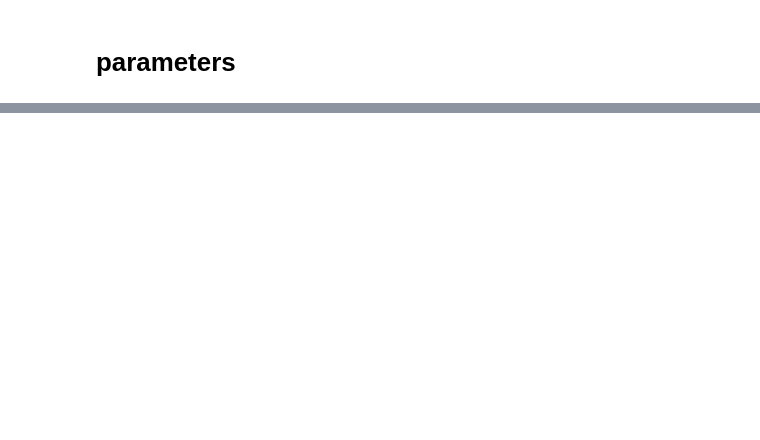
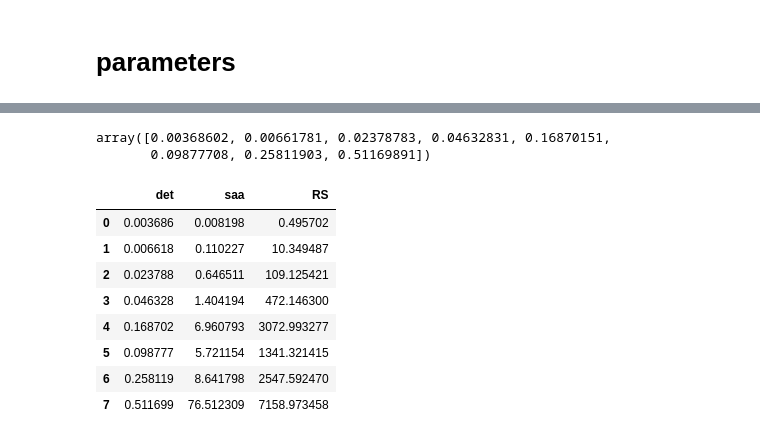
Before and after one commit to xunzhang-sjtu/Robust_scheduling_with_release_time, a Jupyter notebook: results_rand.ipynb, the cells around one changed output, grey strips where cells are left out. Saved outputs shown, nothing was run; the diff lists cells and outputs as text; code cells hidden in the pictures; blank space fills up the shorter version.

```diff
--- a/results_rand.ipynb
+++ b/results_rand.ipynb
@@ -619,0 +321,3 @@ pd.DataFrame(time_arr).to_csv(project_path + '/data/cpu.csv')
+# %%
+metric_name = 'time'
+det_rst_time, saa_rst_time, RS_rst_time = obtain_avg(range_c,N_all,metric_name)
@@ -619,0 +342,22 @@ pd.DataFrame(time_arr).to_csv(project_path + '/data/cpu.csv')
+# %%
+det_rst_time
+# %% [output]
+array([0.00368602, 0.00661781, 0.02378783, 0.04632831, 0.16870151,
+       0.09877708, 0.25811903, 0.51169891])
+# %%
+time_df = pd.DataFrame()
+time_df['det'] = det_rst_time
+time_df['saa'] = saa_rst_time
+time_df['RS'] = RS_rst_time
+# %%
+time_df
+# %% [output]
+|  | det | saa | RS |
+| 0 | 0.003686 | 0.008198 | 0.495702 |
+| 1 | 0.006618 | 0.110227 | 10.349487 |
+| 2 | 0.023788 | 0.646511 | 109.125421 |
+| 3 | 0.046328 | 1.404194 | 472.146300 |
+| 4 | 0.168702 | 6.960793 | 3072.993277 |
+| 5 | 0.098777 | 5.721154 | 1341.321415 |
+| 6 | 0.258119 | 8.641798 | 2547.592470 |
+| 7 | 0.511699 | 76.512309 | 7158.973458 |
```
Also changed, not shown: parts of 70 cells of this notebook, 6 other files.
